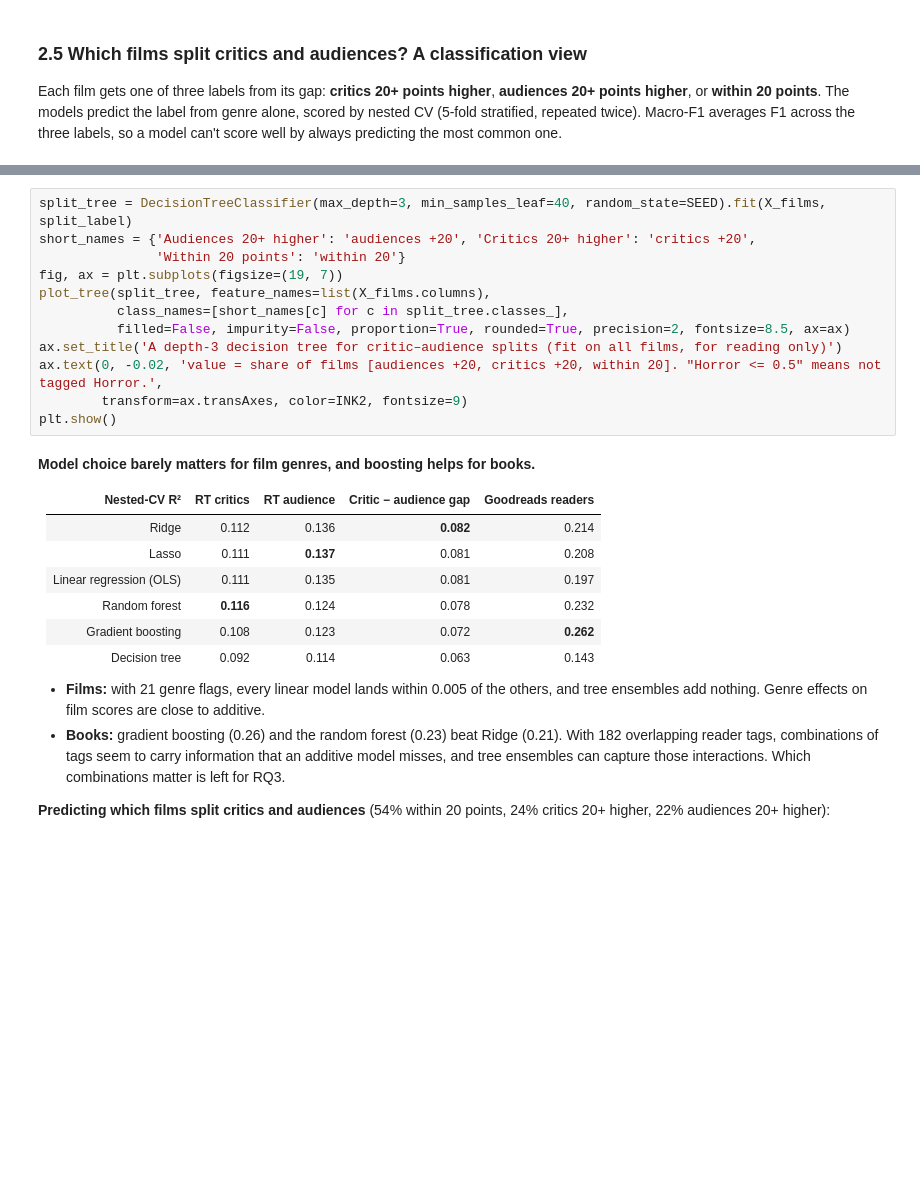
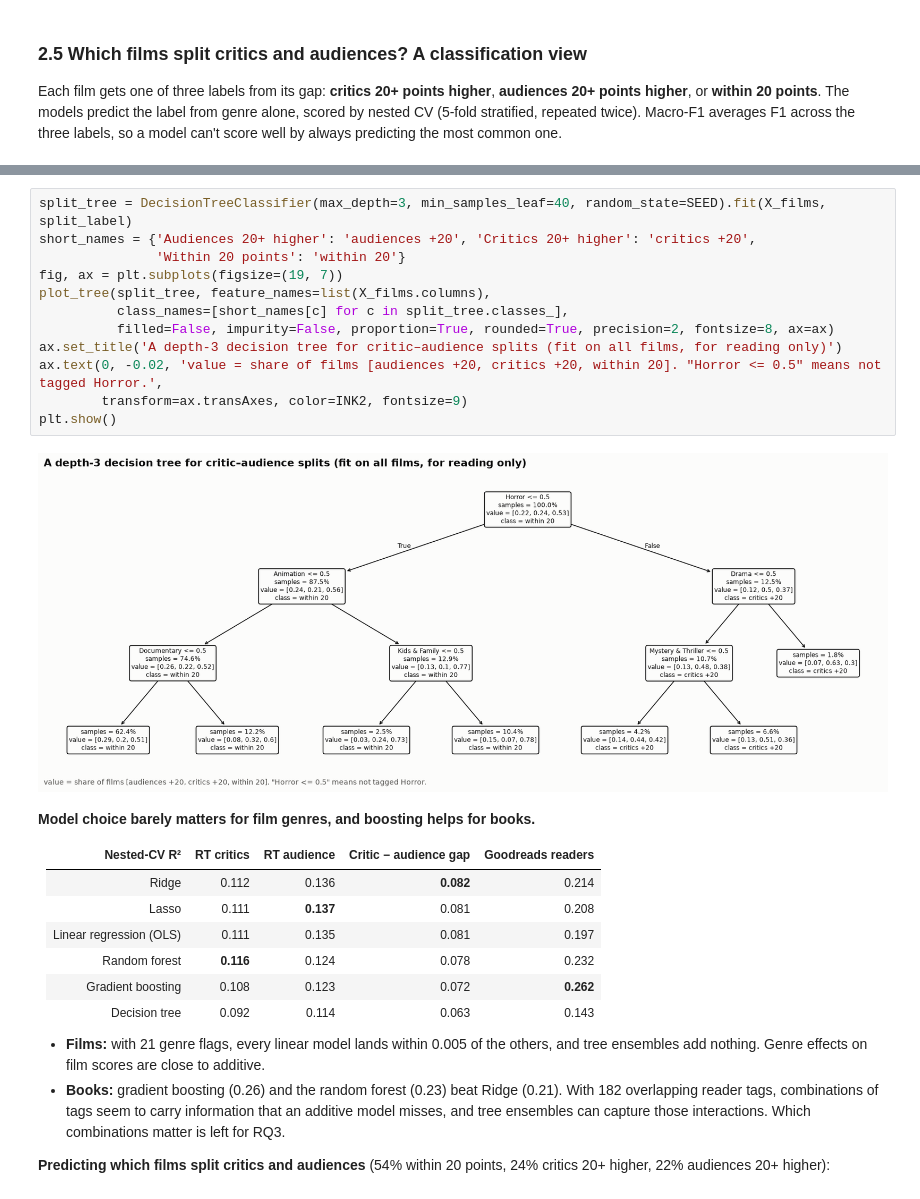
Before and after one commit to mikodusami/story-reception-analysis, a Jupyter notebook: main.ipynb, the cells around one changed output, grey strips where cells are left out. Saved outputs shown, nothing was run; the diff lists cells and outputs as text; blank space fills up the shorter version.

```diff
--- a/main.ipynb
+++ b/main.ipynb
@@ -917,15 +1168,17 @@ display(pd.DataFrame(split_rows).set_index('model')
 # %%
 split_tree = DecisionTreeClassifier(max_depth=3, min_samples_leaf=40, random_state=SEED).fit(X_films, split_label)
 short_names = {'Audiences 20+ higher': 'audiences +20', 'Critics 20+ higher': 'critics +20',
                'Within 20 points': 'within 20'}
 fig, ax = plt.subplots(figsize=(19, 7))
 plot_tree(split_tree, feature_names=list(X_films.columns),
           class_names=[short_names[c] for c in split_tree.classes_],
-          filled=False, impurity=False, proportion=True, rounded=True, precision=2, fontsize=8.5, ax=ax)
+          filled=False, impurity=False, proportion=True, rounded=True, precision=2, fontsize=8, ax=ax)
 ax.set_title('A depth-3 decision tree for critic–audience splits (fit on all films, for reading only)')
 ax.text(0, -0.02, 'value = share of films [audiences +20, critics +20, within 20]. "Horror <= 0.5" means not tagged Horror.',
         transform=ax.transAxes, color=INK2, fontsize=9)
 plt.show()
+# %% [output]
+[figure, added]
 # %% [markdown]
 **Model choice barely matters for film genres, and boosting helps for books.**
 
```
Also changed, not shown: parts of 25 cells of this notebook, 12 other files.
